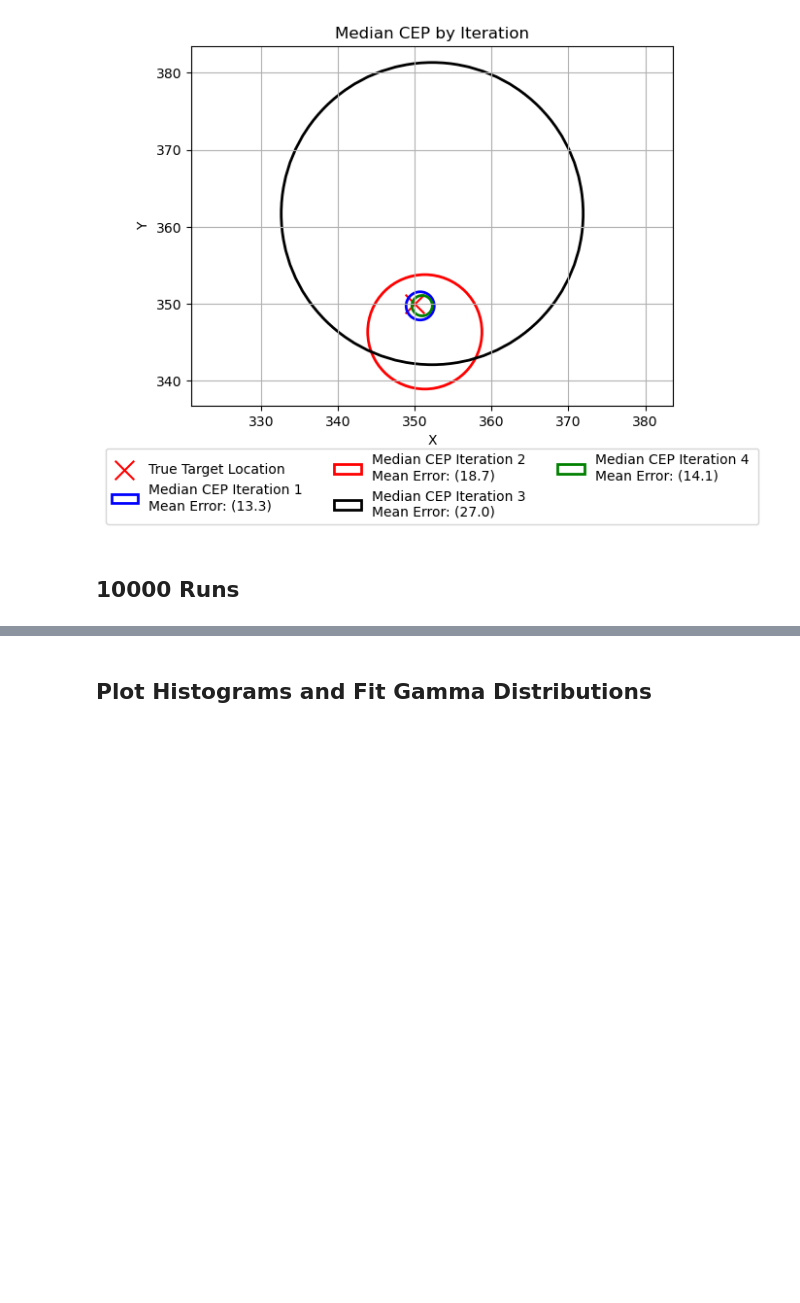
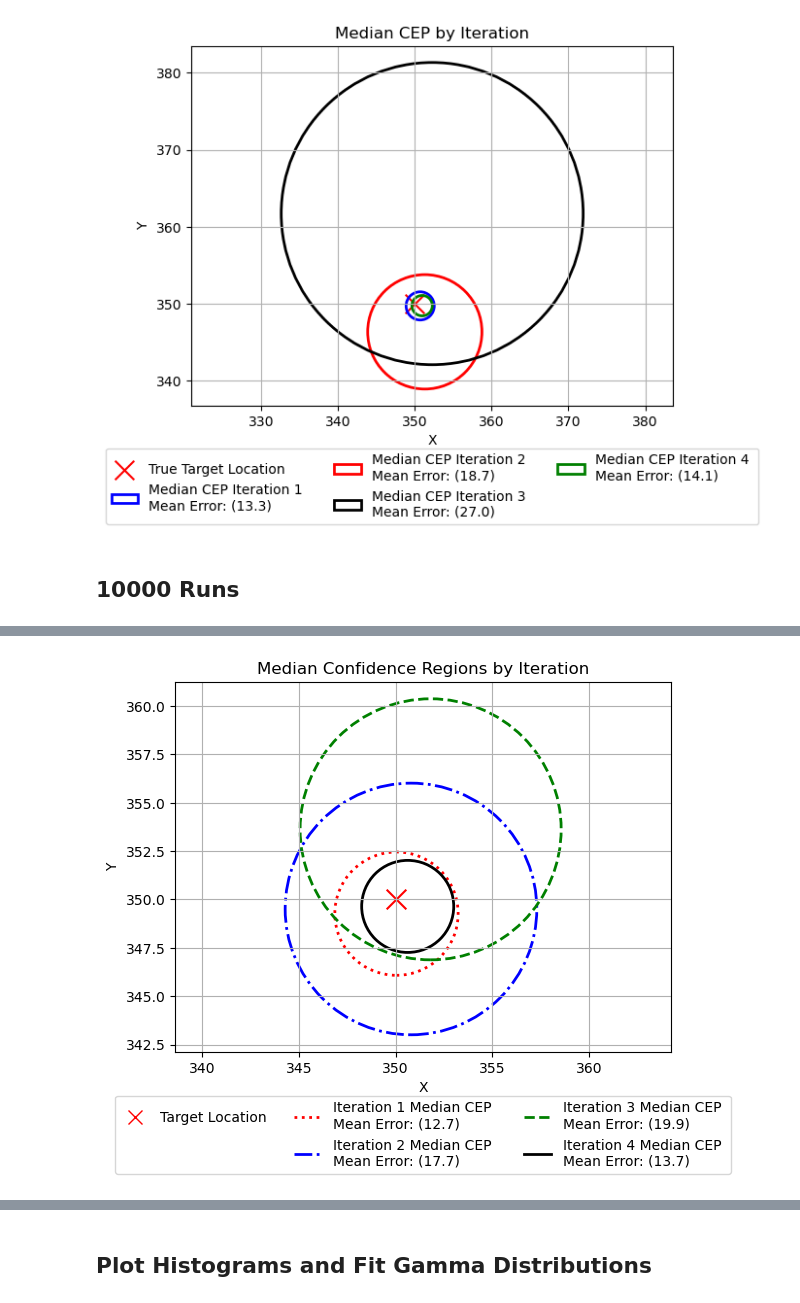
Before and after one commit to raneyoliver/CS8321Labs-public, a Jupyter notebook: lab5/Summary Results.ipynb, the cells around one changed output, grey strips where cells are left out. Cells and saved outputs as stored; diff of their text form; code cells hidden in the pictures; blank space fills up the shorter version.

```diff
--- a/lab5/Summary Results.ipynb
+++ b/lab5/Summary Results.ipynb
@@ -282,0 +188,96 @@ plt.show()
+# %%
+# Plot Results
+
+import matplotlib.pyplot as plt
+from matplotlib.patches import Ellipse
+from matplotlib.lines import Line2D
+import numpy as np
+
+ghost = plt.Line2D([], [], color='none', label='')
+
+plt.scatter(350,350,color='red', label='Target Location', marker='x',s=200)
+
+mean_num_steps = results_iter1['Num_Steps'].mean()
+mean_median_error = results_iter1['Median_Error'].mean()
+mean_median_cep = results_iter1['Median_CEP'].mean()
+mean_median_x = results_iter1['Median_X'].mean()
+mean_median_y = results_iter1['Median_Y'].mean()
+mean_mad_x = results_iter1['MAD_X'].mean()
+mean_mad_y = results_iter1['MAD_Y'].mean()
+
+# Plot circle using MAD deviations of x & y values
+radius = mean_median_cep
+median_cep_legend1 = f'Iteration 1 Median CEP \nMean Error: ({np.round(mean_median_error,1)})'
+circle_median = Ellipse((mean_median_x, mean_median_y), 2*radius, 2*radius, edgecolor='red', facecolor='none', linestyle=':', linewidth=2, label=median_cep_legend1)
+plt.gca().add_patch(circle_median)
+
+mean_num_steps = results_iter2['Num_Steps'].mean()
+mean_median_error = results_iter2['Median_Error'].mean()
+mean_median_cep = results_iter2['Median_CEP'].mean()
+mean_median_x = results_iter2['Median_X'].mean()
+mean_median_y = results_iter2['Median_Y'].mean()
+mean_mad_x = results_iter2['MAD_X'].mean()
+mean_mad_y = results_iter2['MAD_Y'].mean()
+
+# Plot circle using MAD deviations of x & y values
+radius = mean_median_cep
+median_cep_legend2 = f'Iteration 2 Median CEP \nMean Error: ({np.round(mean_median_error,1)})'
+circle_median = Ellipse((mean_median_x, mean_median_y), 2*radius, 2*radius, edgecolor='blue', facecolor='none', linestyle='-.', linewidth=2, label=median_cep_legend2)
+plt.gca().add_patch(circle_median)
+
+mean_num_steps = results_iter3['Num_Steps'].mean()
+mean_median_error = results_iter3['Median_Error'].mean()
+mean_median_cep = results_iter3['Median_CEP'].mean()
+mean_median_x = results_iter3['Median_X'].mean()
+mean_median_y = results_iter3['Median_Y'].mean()
+mean_mad_x = results_iter3['MAD_X'].mean()
+mean_mad_y = results_iter3['MAD_Y'].mean()
+
+# Plot circle using MAD deviations of x & y values
+radius = mean_median_cep
+median_cep_legend3 = f'Iteration 3 Median CEP \nMean Error: ({np.round(mean_median_error,1)})'
+circle_median = Ellipse((mean_median_x, mean_median_y), 2*radius, 2*radius, edgecolor='green', facecolor='none', linestyle='--', linewidth=2, label=median_cep_legend3)
+plt.gca().add_patch(circle_median)
+
+mean_num_steps = results_iter4['Num_Steps'].mean()
+mean_median_error = results_iter4['Median_Error'].mean()
+mean_median_cep = results_iter4['Median_CEP'].mean()
+mean_median_x = results_iter4['Median_X'].mean()
+mean_median_y = results_iter4['Median_Y'].mean()
+mean_mad_x = results_iter4['MAD_X'].mean()
+mean_mad_y = results_iter4['MAD_Y'].mean()
+
+# Plot circle using MAD deviations of x & y values
+radius = mean_median_cep
+median_cep_legend4 = f'Iteration 4 Median CEP \nMean Error: ({np.round(mean_median_error,1)})'
+circle_median = Ellipse((mean_median_x, mean_median_y), 2*radius, 2*radius, edgecolor='black', facecolor='none', linestyle='-', linewidth=2, label=median_cep_legend4)
+plt.gca().add_patch(circle_median)
+
+# Create custom legend entries for the line styles
+legend_entries = [
+    Line2D([0], [0], color='red', linestyle=':', linewidth=2, label=median_cep_legend1),
+    Line2D([0], [0], color='blue', linestyle='-.', linewidth=2, label=median_cep_legend2),
+    Line2D([0], [0], color='green', linestyle='--', linewidth=2, label=median_cep_legend3),
+    Line2D([0], [0], color='black', linestyle='-', linewidth=2, label=median_cep_legend4)
+]
+
+# True Target Location
+true_target = Line2D([0], [0], color='red', marker='x', markersize=10, linewidth=0, label='Target Location')
+
+# Configure legend
+plt.legend(
+    handles=[true_target] +[ghost] + legend_entries,  # Combine the target and other legend entries
+    loc='lower center',
+    bbox_to_anchor=(0.5, -0.35),  # Adjust as necessary for your layout
+    ncol=3,
+    frameon=True
+)
+
+plt.xlabel('X')
+plt.ylabel('Y')
+plt.title('Median Confidence Regions by Iteration')
+plt.grid(True)
+plt.axis('equal')  # Equal aspect ratio
+plt.show()
+# %% [output]
+[figure, added]
```
Also changed, not shown: parts of 8 cells of this notebook, 4 other files.
